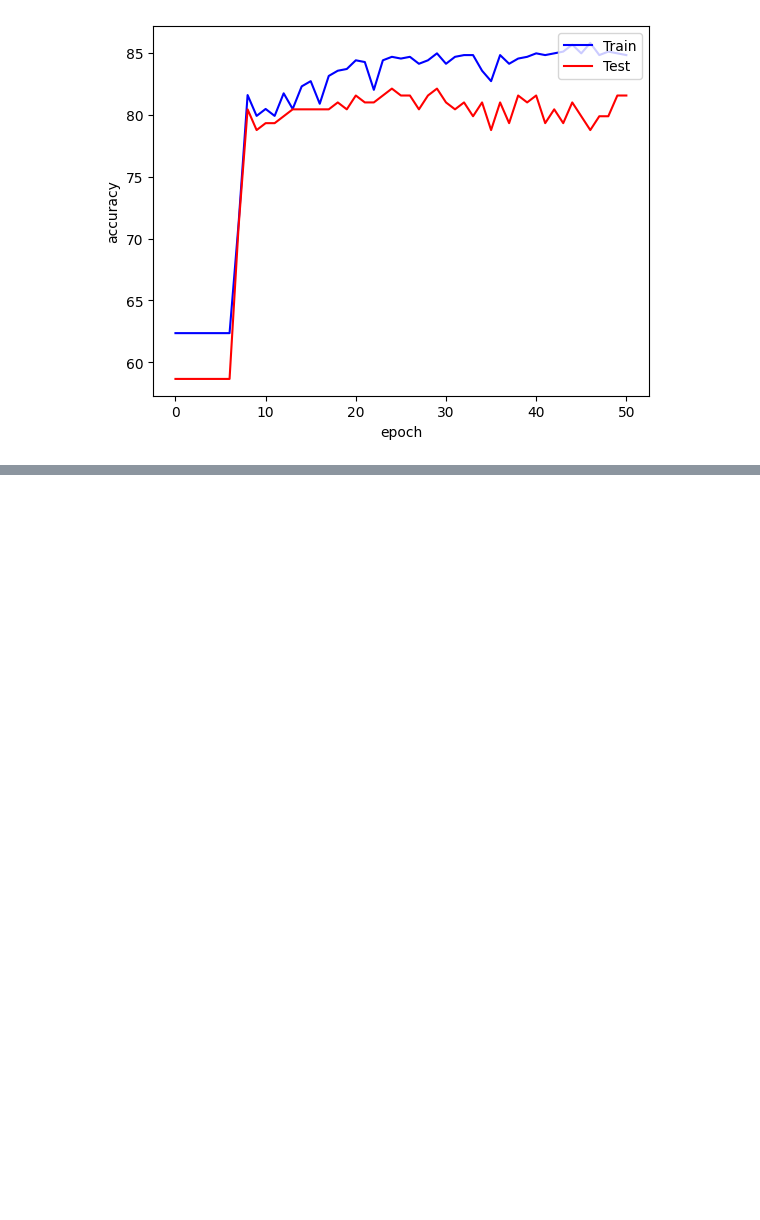
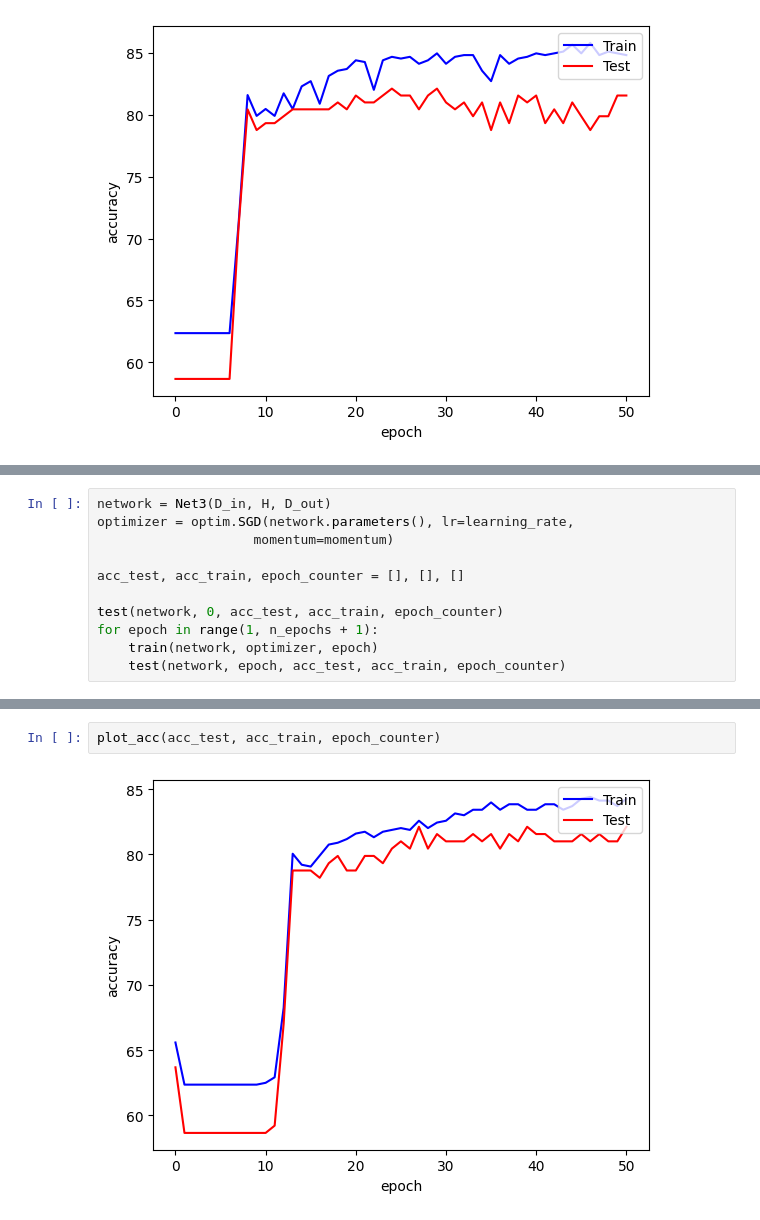
Before and after one commit to Banuran/ki-lab-ss23, a Jupyter notebook: Assignment_2_Philipp.ipynb, the cells around one changed output, grey strips where cells are left out. Saved outputs shown, nothing was run; the diff lists cells and outputs as text; blank space fills up the shorter version.

```diff
--- a/Assignment_2_Philipp.ipynb
+++ b/Assignment_2_Philipp.ipynb
@@ -260,0 +291,11 @@ plot_acc(acc_test, acc_train, epoch_counter)
+# %%
+network = Net3(D_in, H, D_out)
+optimizer = optim.SGD(network.parameters(), lr=learning_rate,
+                    momentum=momentum)
+
+acc_test, acc_train, epoch_counter = [], [], []
+
+test(network, 0, acc_test, acc_train, epoch_counter)
+for epoch in range(1, n_epochs + 1):
+    train(network, optimizer, epoch)
+    test(network, epoch, acc_test, acc_train, epoch_counter)
@@ -260,0 +320,4 @@ plot_acc(acc_test, acc_train, epoch_counter)
+# %%
+plot_acc(acc_test, acc_train, epoch_counter)
+# %% [output]
+[figure, added]
```
Also changed, not shown: parts of 2 cells of this notebook.
